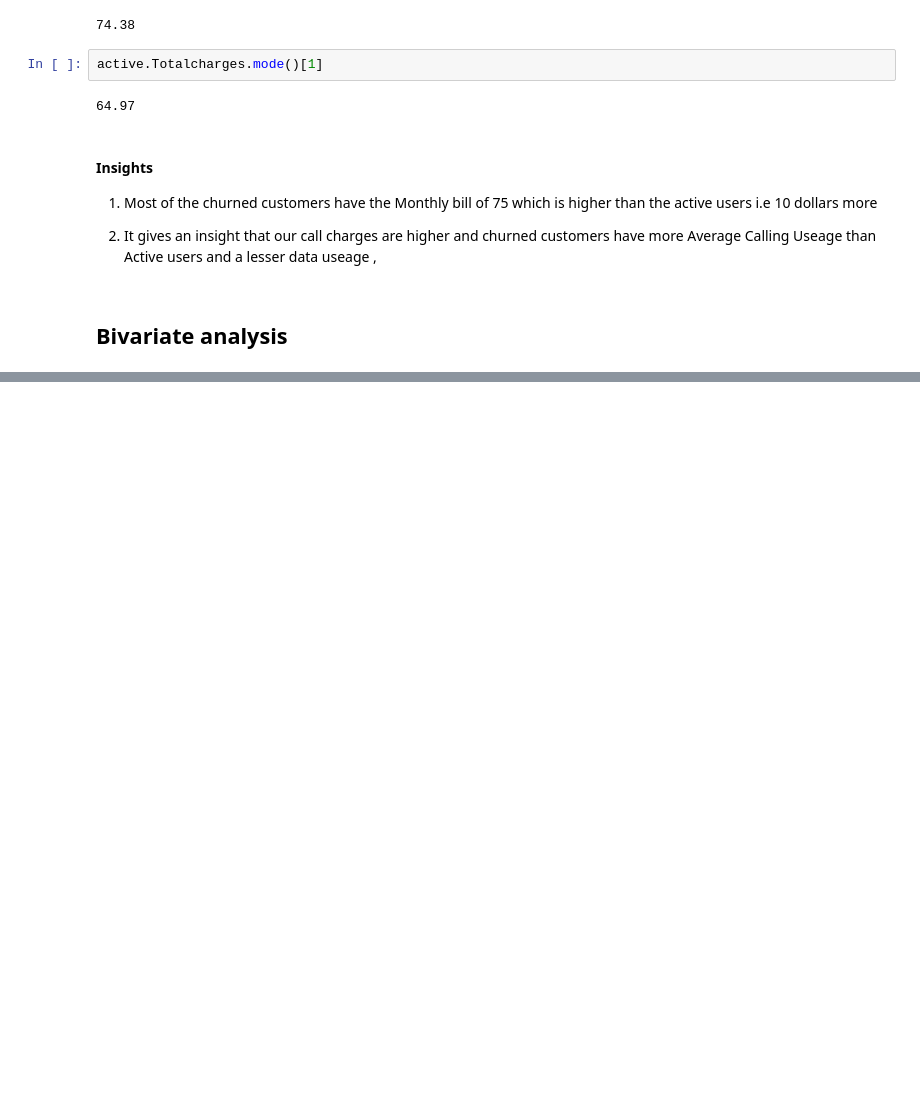
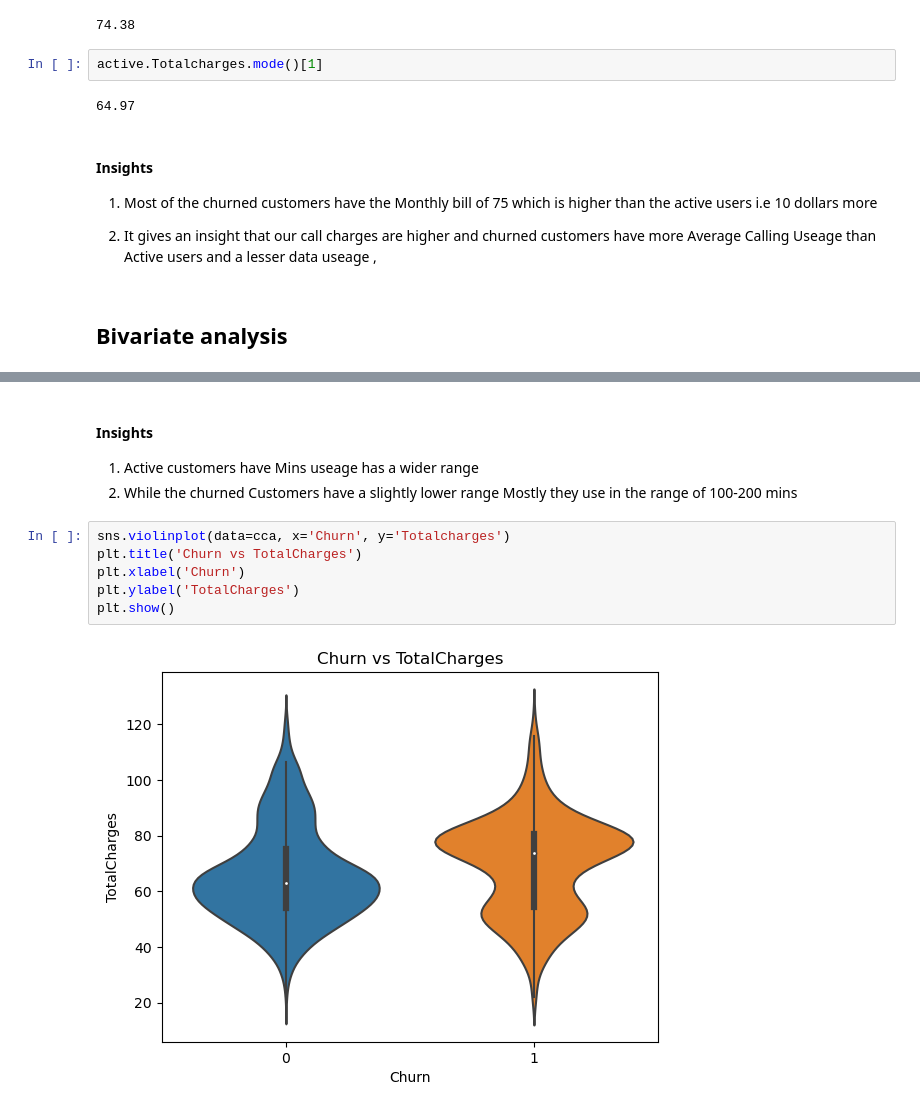
Before and after one commit to FasilHameed/Churn-Analysis-LOGISTIC-RANDOMFOREST, a Jupyter notebook: Customer_churn Analysis.ipynb, the cells around one changed output, grey strips where cells are left out. Cells and saved outputs as stored; diff of their text form; blank space fills up the shorter version.

```diff
--- a/Customer_churn Analysis.ipynb
+++ b/Customer_churn Analysis.ipynb
@@ -591,0 +508,12 @@ plt.show()
+# %% [markdown]
+#### Insights
+1. Active customers have Mins useage has a wider range
+2. While the churned Customers have a slightly lower range Mostly they use in the range of 100-200 mins
+# %%
+sns.violinplot(data=cca, x='Churn', y='Totalcharges')
+plt.title('Churn vs TotalCharges')
+plt.xlabel('Churn')
+plt.ylabel('TotalCharges')
+plt.show()
+# %% [output]
+[figure, added]
```
Also changed, not shown: parts of 53 cells of this notebook.
